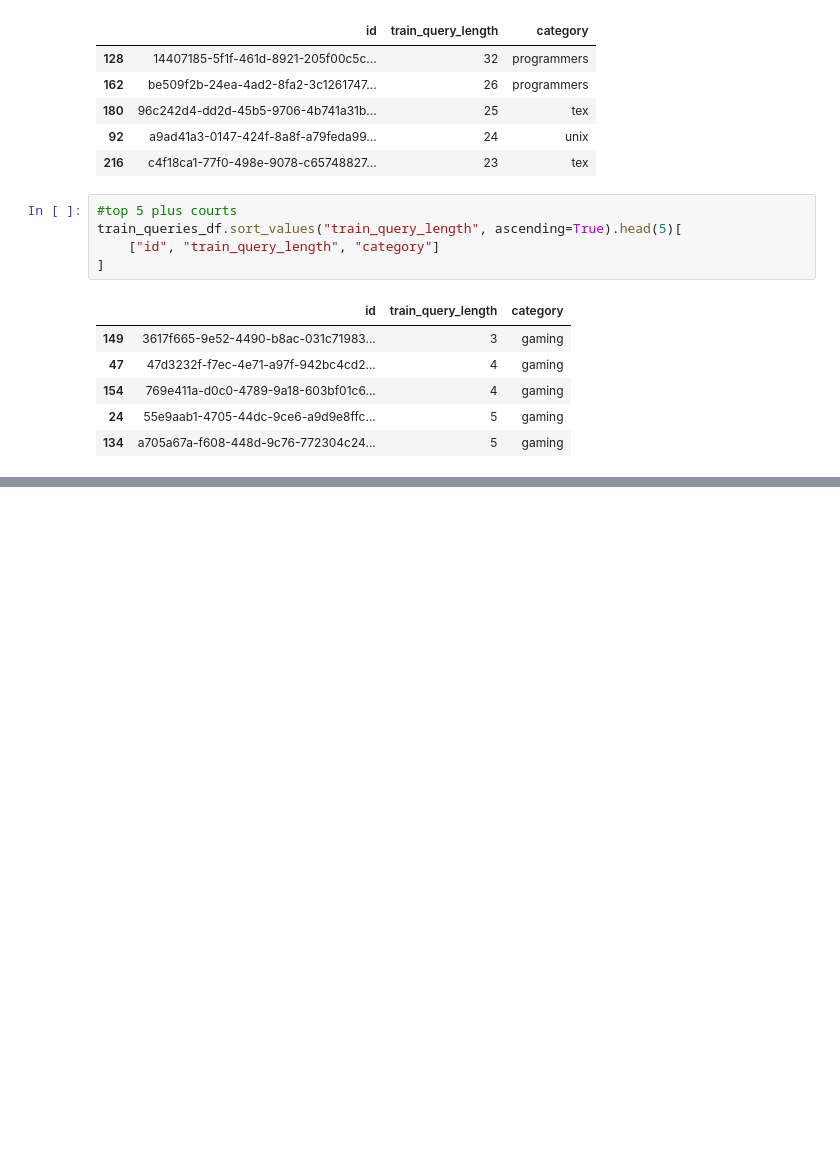
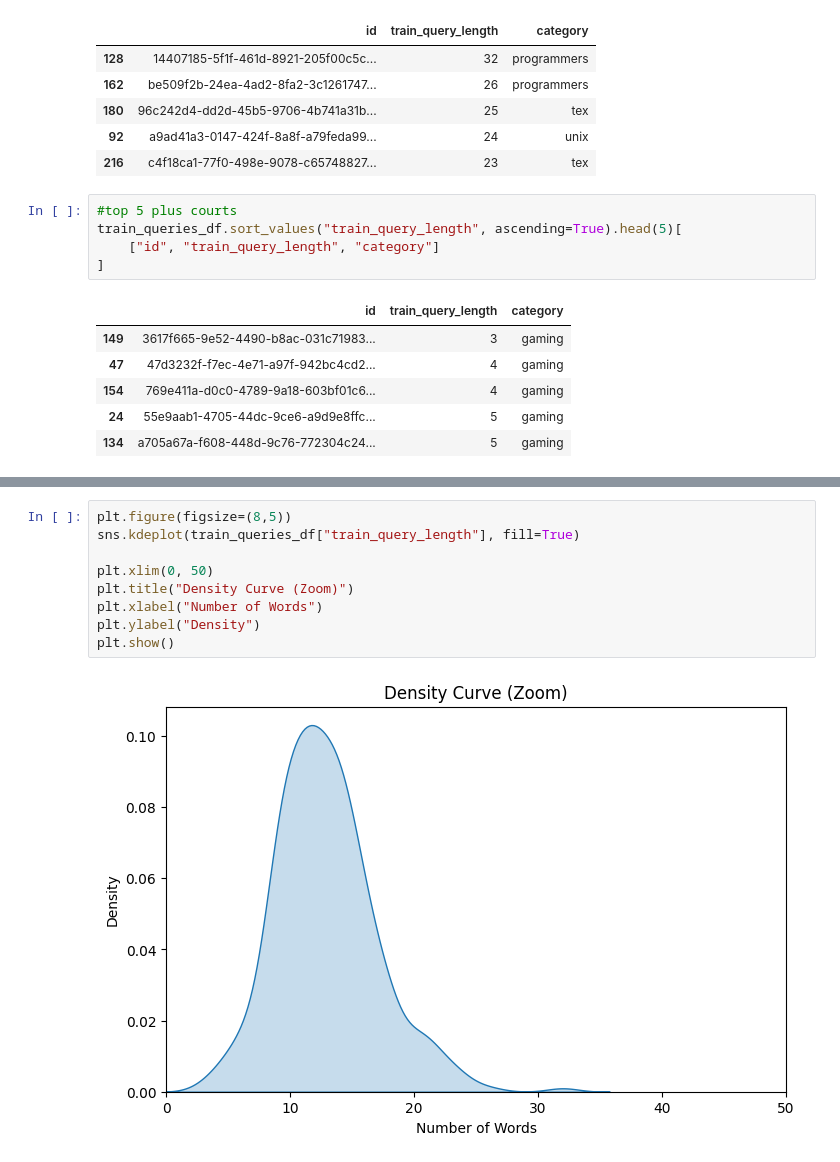
Before and after one commit to AbdelkarimElm/information-retrieval-engine, a Jupyter notebook: information_retrieval_engine.ipynb, the cells around one changed output, grey strips where cells are left out. Saved outputs shown, nothing was run; the diff lists cells and outputs as text; blank space fills up the shorter version.

```diff
--- a/information_retrieval_engine.ipynb
+++ b/information_retrieval_engine.ipynb
@@ -839,0 +850,11 @@ train_queries_df.sort_values("train_query_length", ascending=True).head(10)[["id
+# %%
+plt.figure(figsize=(8,5))
+sns.kdeplot(train_queries_df["train_query_length"], fill=True)
+
+plt.xlim(0, 50)
+plt.title("Density Curve (Zoom)")
+plt.xlabel("Number of Words")
+plt.ylabel("Density")
+plt.show()
+# %% [output]
+[figure, added]
```
Also changed, not shown: parts of 1 cell of this notebook.
